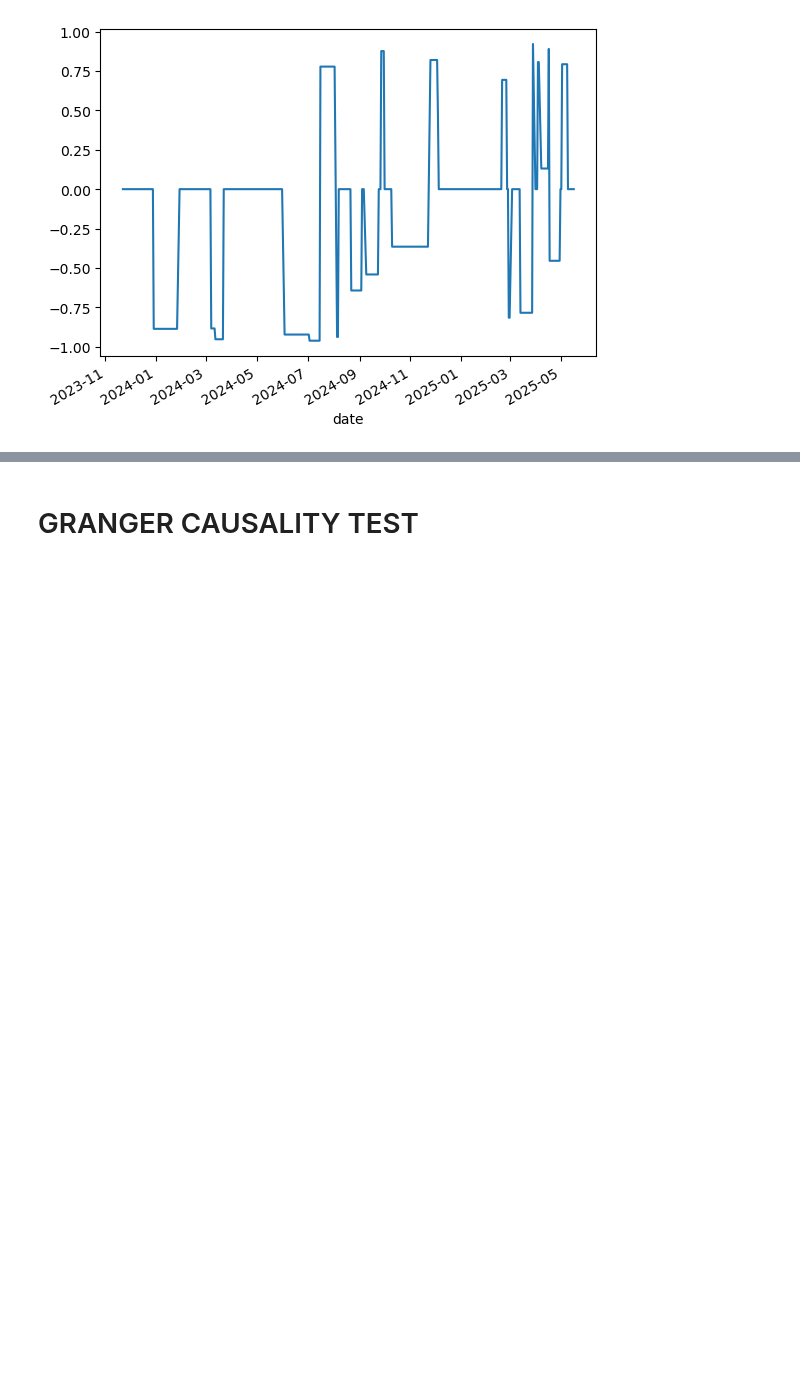
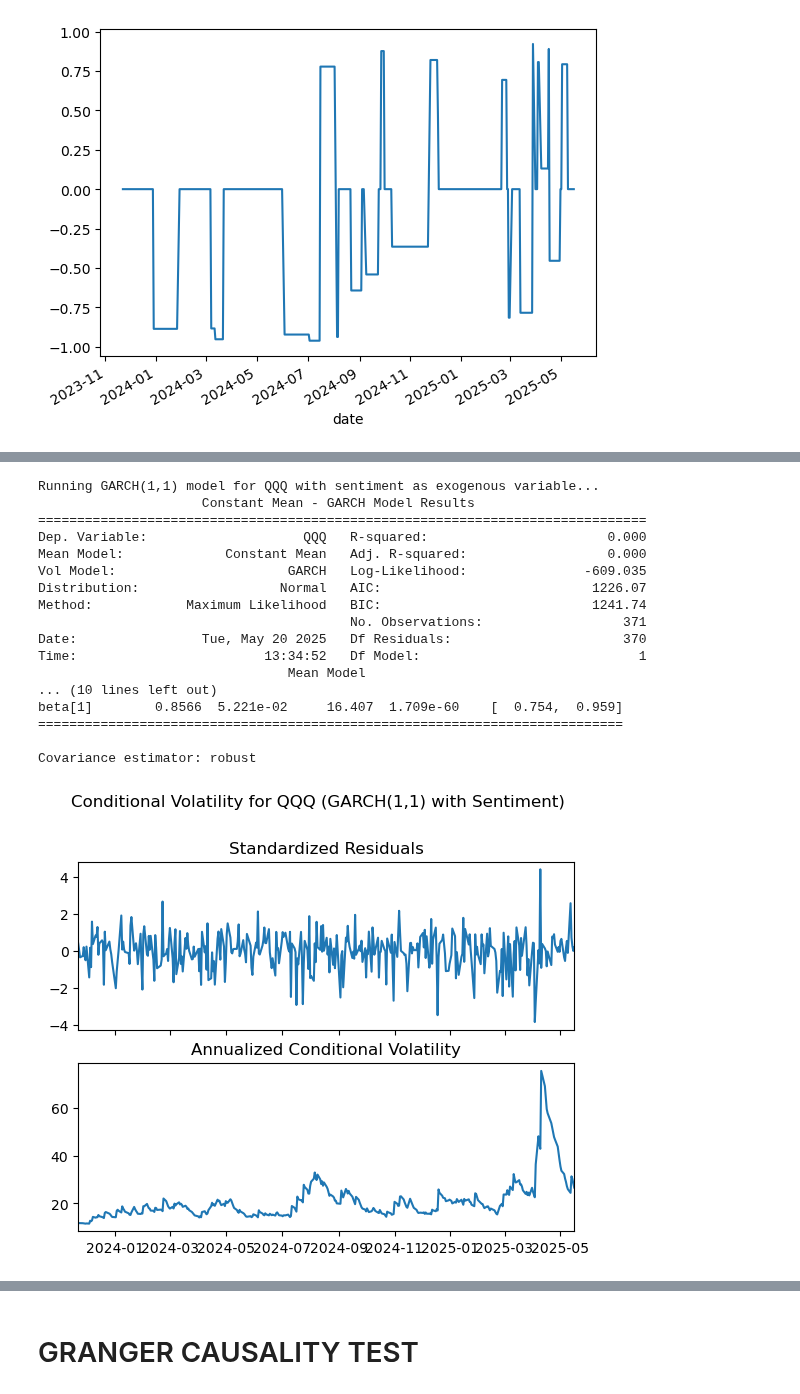
Before and after one commit to Kunj121/MacroFinance_HW2, a Jupyter notebook: project/regressions.ipynb, the cells around one changed output, grey strips where cells are left out. Drawn from its saved outputs; the diff is of its cells as text; code cells hidden in the pictures; blank space fills up the shorter version.

Commit message:
garch funcion

```diff
--- a/project/regressions.ipynb
+++ b/project/regressions.ipynb
@@ -401,3 +435,26 @@ beta[1]        0.8309  5.997e-02     13.855  1.188e-43    [  0.713,  0.948]
 
 Covariance estimator: robust
 [figure]
+# %%
+# Example: Run GARCH for another ticker, e.g., 'QQQ'
+ticker_qqq = 'QQQ'
+run_garch_model(merged_df.copy(), ticker_qqq)
+# %% [output]
+Running GARCH(1,1) model for QQQ with sentiment as exogenous variable...
+                     Constant Mean - GARCH Model Results
+==============================================================================
+Dep. Variable:                    QQQ   R-squared:                       0.000
+Mean Model:             Constant Mean   Adj. R-squared:                  0.000
+Vol Model:                      GARCH   Log-Likelihood:               -609.035
+Distribution:                  Normal   AIC:                           1226.07
+Method:            Maximum Likelihood   BIC:                           1241.74
+                                        No. Observations:                  371
+Date:                Tue, May 20 2025   Df Residuals:                      370
+Time:                        13:34:52   Df Model:                            1
+                                Mean Model
+... (10 lines left out)
+beta[1]        0.8566  5.221e-02     16.407  1.709e-60    [  0.754,  0.959]
+===========================================================================
+
+Covariance estimator: robust
+[figure, added]
```
Also changed, not shown: parts of 5 cells of this notebook.
